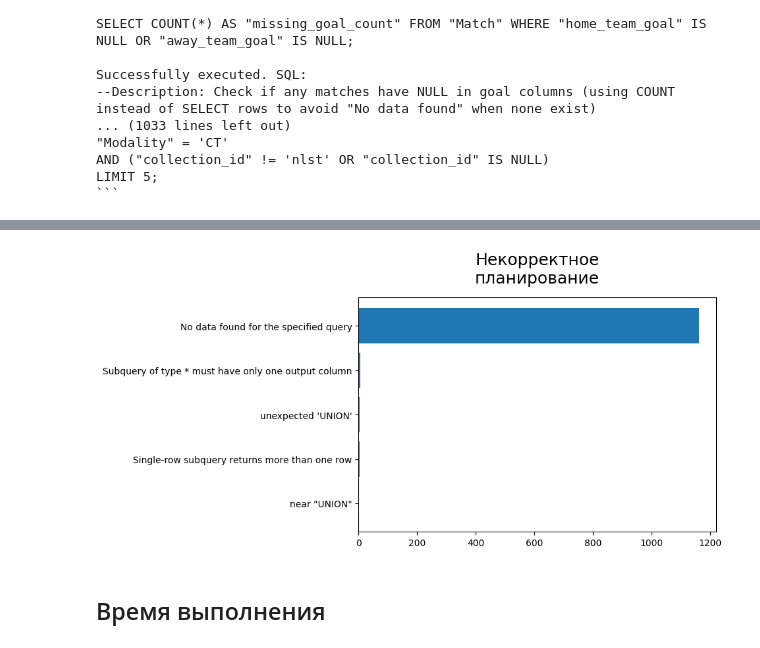
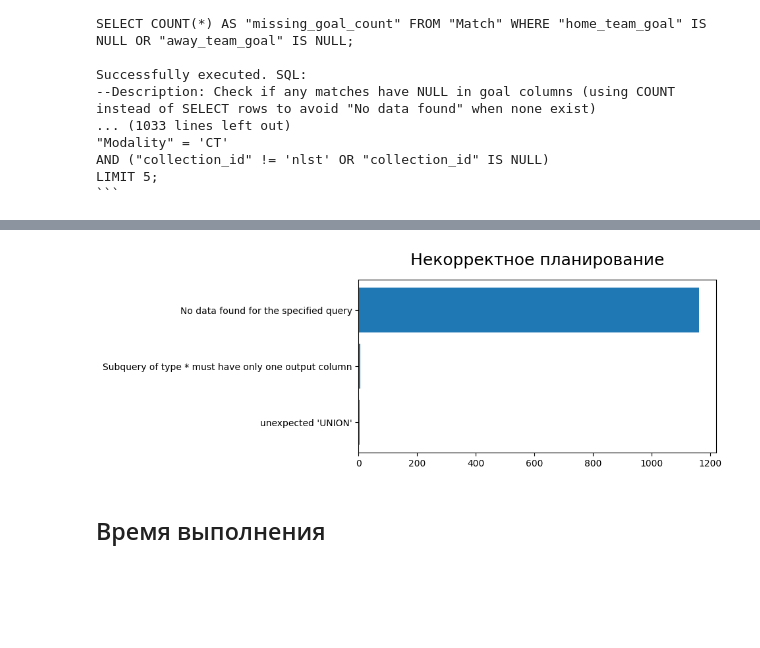
Before and after one commit to Tyferse/exploring-text-to-SQL, a Jupyter notebook: analysis/error_analysis.ipynb, the cells around one changed output, grey strips where cells are left out. Drawn from its saved outputs; the diff is of its cells as text; code cells hidden in the pictures; blank space fills up the shorter version.

```diff
--- a/analysis/error_analysis.ipynb
+++ b/analysis/error_analysis.ipynb
@@ -253,5 +247,5 @@ gen_logs[:10]
 # %%
-gen_logs = gen_logs[1:-5]
+# gen_logs = gen_logs[1:-5]
 # %%
 err_types = {
     'Ошибочный\nанализ данных': {
@@ -485,8 +500,8 @@ total_time = 0
 for line in logs:
     if not line or line.isspace() or line.startswith(
         ("nohup", "Location:", "Job ID:", "Evaluating SQL:", "WARNING: Key ")
-    ) or "GB processed:" in line or "/547 [" in line:
-        if line.startswith('100% 547/547'):
+    ) or "GB processed:" in line or "/547 [" in line or "/373" in line:
+        if line.startswith(('100% 547/547', '100% 373/373')):
             total_time = line.strip().split(' [')[1].split('<', 1)[0]
             total_time = list(map(int, total_time.split(':')))
             total_time = total_time[0] * 60 + total_time[1]
@@ -495,5 +510,5 @@ for line in logs:
 
     gen_logs.append(line.strip())
 
-print("Среднее время генерации одного запроса", round(total_time / 547, 3), "сек.")
+print("Среднее время генерации одного запроса", round(total_time / 373, 3), "сек.")
 # %% [output]
@@ -1278,6 +1251,6 @@ MemoryError:
 # %%
-gen_logs1, gen_logs2, pre_logs = [], []
-for logs, gen_logs in ((logs1, gen_logs1), (logs2, gen_logs2), ()):
+gen_logs1, gen_logs2 = [], []
+for logs, gen_logs in ((logs1, gen_logs1), (logs2, gen_logs2)):
     for inst in logs:
         for cand in logs[inst]:
             if len(logs[inst][cand]) == 1:
@@ -1338,11 +1311,10 @@ err_types = {
             ("Numeric value", "is not recognized"),
             ("Type", "is not supported as argument to"),
             "Unknown parameter",
-            "near \"QUALIFY\"",
-            "unexpected 'QUALIFY'",
-            "unexpected 'LATERAL'",
+            "near \"QUALIFY\"", "unexpected 'QUALIFY'", "unexpected 'LATERAL'",
+            "unexpected 'TOK_INTERVAL'",
             "is not defined for arguments of type",
-            ("Column", "of type", "cannot be used in")
+            ("Column", "of type", "cannot be used in"),
         ],
         "Некорректные вычисления": [
             "which is neither grouped nor aggregated", "misuse of window function",
@@ -1388,8 +1360,9 @@ err_types = {
             ("Column name", "is ambiguous at"),
             ("Field name", "does not exist"),
             "circular reference",
-            "Cannot access field",
-            "Wildcard matched incompatible partitioning/clustering tables"
+            "Cannot access field", "near \"months_for_customer\": syntax error",
+            "Wildcard matched incompatible partitioning/clustering tables",
+            "near \"AS\"",
         ],
         "Нераспознанное\nимя": [
             "Unrecognized name: ",
@@ -1422,7 +1395,7 @@ err_types = {
             "Syntax error: Unexpected identifier", "Syntax error: Expected \"", "Syntax error: Unexpected end of script",
             "Syntax error: Expected end of input but got", "Syntax error: Unexpected keyword", "Syntax error: Expected keyword",
             "Syntax error: Unexpected string literal", "Function not found", "unrecognized token:",
-            "Unclosed identifier literal", "Occurrence must be positive",
+            "Unclosed identifier literal", "Occurrence must be positive", "Unknown function",
             "No matching signature for operator", "No matching signature for function", "no such function:",
             " clause should come after ", "incomplete input", "Cannot parse regular expression", "Invalid regular expression",
             "ordinal must be", "date value out of range", ("Timestamp", "is not recognized"),
@@ -1436,8 +1409,9 @@ err_types = {
             "ORDER BY key must be numeric in a RANGE-based window", ("does not support the", "date part when the argument is", "type"),
             "A valid date part name is required but found", "in arguments is not supported on scalar functions",
             "Illegal escape sequence", "produced too many elements", "ORDER BY term does not match any column in the result set",
-            "Bad input format model", ("String", "is too long and would be truncated"), "unexpected",
+            "Bad input format model", ("String", "is too long and would be truncated"),
 
+            # "unexpected",
             "syntax error"
         ]
     }
@@ -1548,7 +1526,7 @@ error_subtype_plot(errors, 'Неверная\nтаблица', 3);
 # %%
-error_subtype_plot(errors, 'Некорректное\nпланирование', 5);
+error_subtype_plot(errors, 'Некорректное\nпланирование', 3);
 # %% [output]
-[figure, old version]
+[figure, new version]
 # %% [markdown]
 ## Время выполнения
 # %% [markdown]
```
Also changed, not shown: parts of 28 cells of this notebook, 8 other files.
